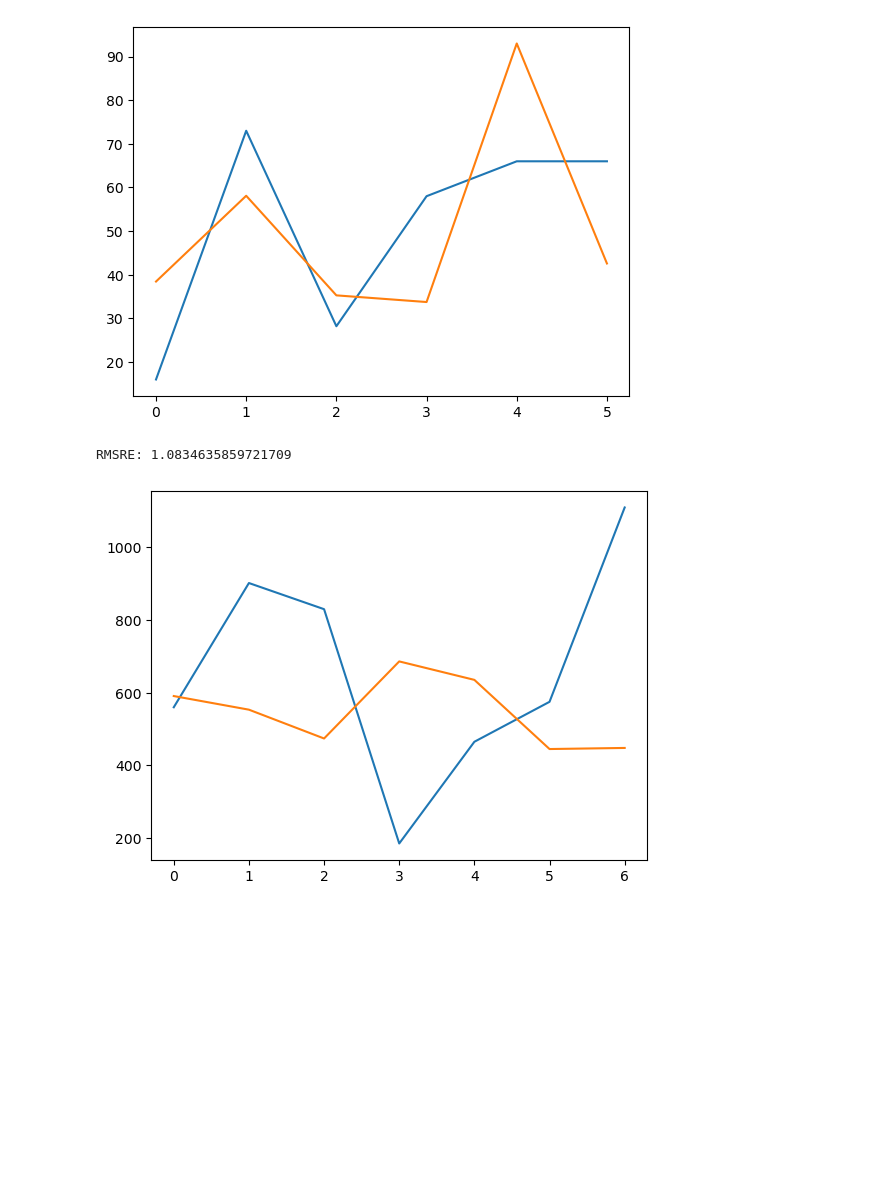
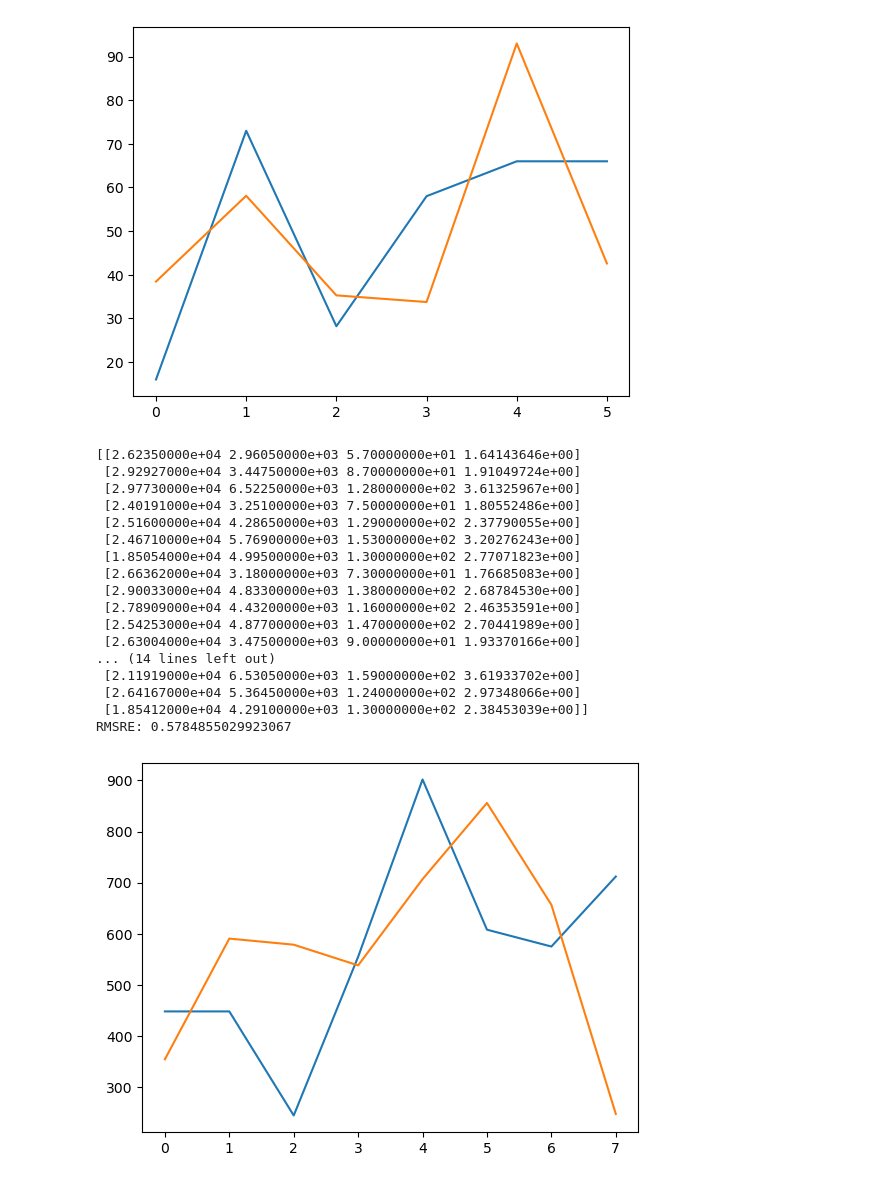
Before and after one commit to namilarahmani/stmi-lab-namila, a Jupyter notebook: xgboost_notuning.ipynb, the cells around one changed output. Drawn from its saved outputs; the diff is of its cells as text; code cells hidden in the pictures; blank space fills up the shorter version.

```diff
--- a/xgboost_notuning.ipynb
+++ b/xgboost_notuning.ipynb
@@ -61,33 +61,50 @@ RMSE: 20.98124190870177
 RMSRE: 0.650726322717071
 [figure]
 # %%
-selected_inputs = range(3,7,1)
-output = ['calories']
-test = pd.read_csv("C:\\Users\\namil\\Documents\\stmi-lab-namila\\allmetrics2")
+selected_inputs = range(9,13,1)
+output = 'calories'
 
+
+test = pd.read_csv("C:\\Users\\namil\\Documents\\stmi-lab-namila\\allmetrics3")
 valid = test[test['dexcom 3hr auc'] != "error"]
-X = valid.iloc[:, 9:13].to_numpy()
-Y = valid['calories'].to_numpy()
+X = valid.iloc[:, selected_inputs].to_numpy()
+Y = valid[output].to_numpy()
 
 #split into train and test sets
 seed = 7
 test_size = 0.25
 X_train, X_test, y_train, y_test = train_test_split(X, Y, test_size=test_size, random_state=seed)
 
 #make model
 model = XGBRegressor()
 model.fit(X_train, y_train)
 prediction = model.predict(X_test)
 
 plt.plot(y_test)
 plt.plot(prediction)
 
 #sicong's normalized rmse
 arr = ((y_test - prediction)/y_test)**2
 rmsre = (np.average(arr))**.5
 print("RMSRE:", rmsre)
 # %% [output]
-RMSRE: 1.0834635859721709
+[[2.62350000e+04 2.96050000e+03 5.70000000e+01 1.64143646e+00]
+ [2.92927000e+04 3.44750000e+03 8.70000000e+01 1.91049724e+00]
+ [2.97730000e+04 6.52250000e+03 1.28000000e+02 3.61325967e+00]
+ [2.40191000e+04 3.25100000e+03 7.50000000e+01 1.80552486e+00]
+ [2.51600000e+04 4.28650000e+03 1.29000000e+02 2.37790055e+00]
+ [2.46710000e+04 5.76900000e+03 1.53000000e+02 3.20276243e+00]
+ [1.85054000e+04 4.99500000e+03 1.30000000e+02 2.77071823e+00]
+ [2.66362000e+04 3.18000000e+03 7.30000000e+01 1.76685083e+00]
+ [2.90033000e+04 4.83300000e+03 1.38000000e+02 2.68784530e+00]
+ [2.78909000e+04 4.43200000e+03 1.16000000e+02 2.46353591e+00]
+ [2.54253000e+04 4.87700000e+03 1.47000000e+02 2.70441989e+00]
+ [2.63004000e+04 3.47500000e+03 9.00000000e+01 1.93370166e+00]
+... (14 lines left out)
+ [2.11919000e+04 6.53050000e+03 1.59000000e+02 3.61933702e+00]
+ [2.64167000e+04 5.36450000e+03 1.24000000e+02 2.97348066e+00]
+ [1.85412000e+04 4.29100000e+03 1.30000000e+02 2.38453039e+00]]
+RMSRE: 0.5784855029923067
-[figure, old version]
+[figure, new version]
 # %%
 #delete meals w snack nearby
```
Also changed, not shown: parts of 3 cells of this notebook, 1 other file.
